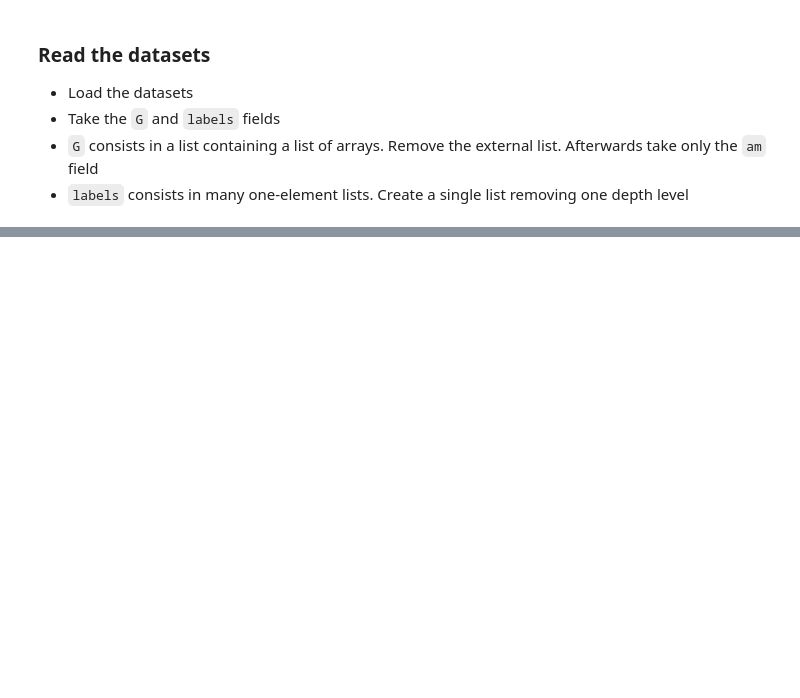
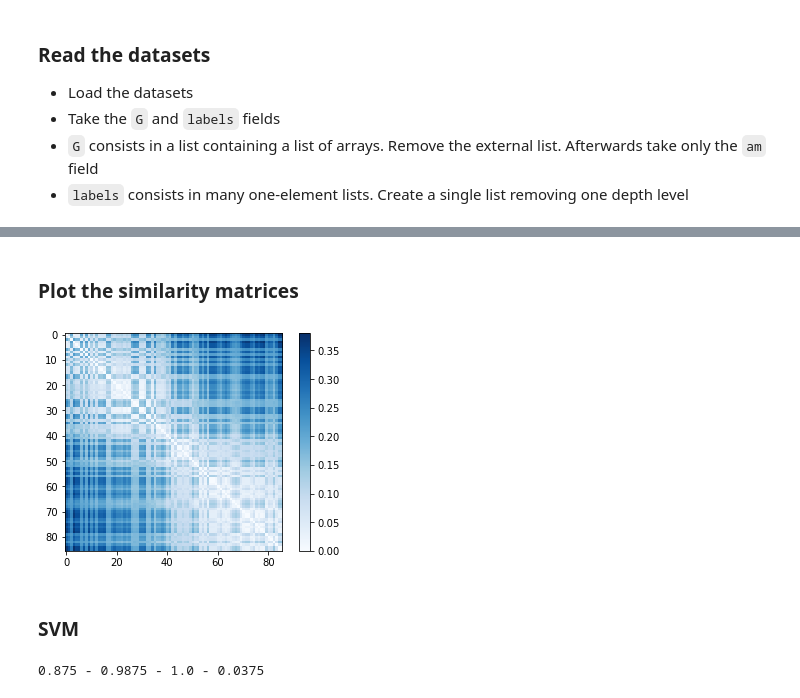
Before and after one commit to LolloneS/Manifold-Learning-and-Graph-Kernels, a Jupyter notebook: main.ipynb, the cells around one changed output, grey strips where cells are left out. Drawn from its saved outputs; the diff is of its cells as text; code cells hidden in the pictures; blank space fills up the shorter version.

```diff
--- a/main.ipynb
+++ b/main.ipynb
@@ -274,23 +326,27 @@ class WeisfeilerLehman:
 # %%
-# x = [PPI_G_adj[84]]
+# x = [PPI_G_adj[i] for i in range(50)]
 # print(x)
-# wl_PPI = WeisfeilerLehman(x, 2)
+# wl_PPI = WeisfeilerLehman(x, 3)
+
+# wl_PPI = WeisfeilerLehman(PPI_G_adj,2)
+# print(wl_PPI.run())
+
 
 wl_PPI = WeisfeilerLehman(PPI_G_adj,2)
-
 wl_PPI.run()
 
-
-
-
+# wl_SHOCK = WeisfeilerLehman(SHOCK_G_adj, 3)
 # t1 = threading.Thread(name="PPI", target=wl_PPI.run)
-# wl_SHOCK = WeisfeilerLehman(SHOCK_G_adj, 2)
 # t2 = threading.Thread(name="SHOCK", target=wl_SHOCK.run)
 # threads = [t1, t2]
 # for t in threads:
 #     t.start()
 # for t in threads:
 #     t.join()
-# print(wl_PPI.labels)
-# print(wl_SHOCK.labels)
+
+# SHOCK_sm = wl_SHOCK.pairwise_sim_matrix
+
+PPI_sm = wl_PPI.pairwise_sim_matrix
+print(PPI_sm)
+print([PPI_G_adj[i] for i in range(40,50)])
 # %% [output]
@@ -297,0 +370,19 @@ TypeError: Required argument 'object' (pos 1) not found
+# %% [markdown]
+### Plot the similarity matrices
+# %%
+PPI_pd = pairwise_distances(PPI_sm, metric='euclidean')
+# SHOCK_pd = pairwise_distances(SHOCK_sm, metric='euclidean')
+plt.imshow(PPI_pd, zorder=2, cmap='Blues', interpolation='nearest')
+plt.colorbar();
+plt.show()
+# %% [output]
+[figure, added]
+# %% [markdown]
+### SVM
+# %%
+strat_k_fold = StratifiedKFold(n_splits = 10, shuffle = True)
+clf = svm.SVC(kernel="linear", C = 1.0)
+scores_ln = cross_val_score(clf, PPI_pd, PPI_labels, cv = strat_k_fold)
+print(str(np.min(scores_ln)) +" - "+str(np.mean(scores_ln))+ " - " + str(np.max(scores_ln)) + " - "+ str(np.std(scores_ln)))
+# %% [output]
+0.875 - 0.9875 - 1.0 - 0.0375
```
Also changed, not shown: parts of 8 cells of this notebook.
